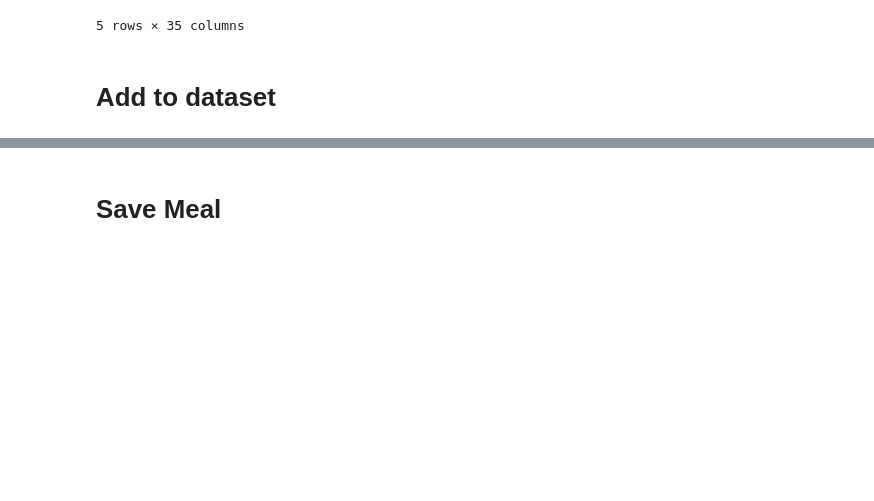
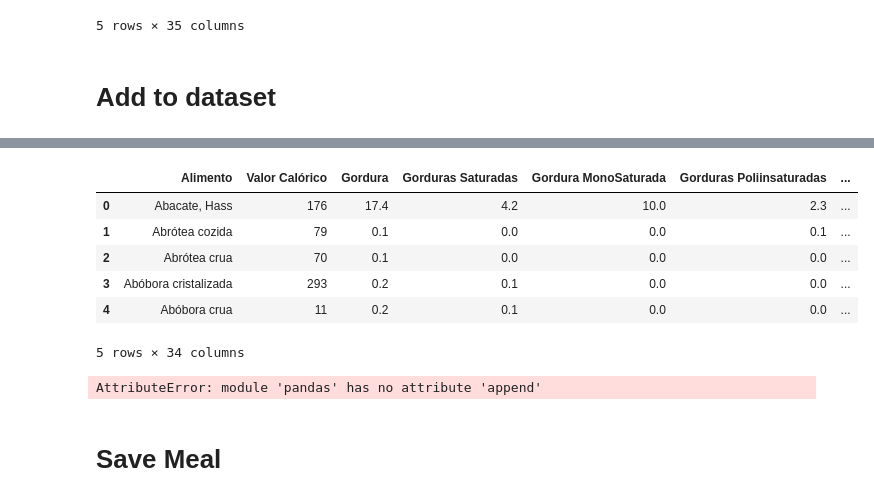
Before and after one commit to inesamorim/Calorie-Tracker-App, a Jupyter notebook: main.ipynb, the cells around one changed output, grey strips where cells are left out. Saved outputs shown, nothing was run; the diff lists cells and outputs as text; code cells hidden in the pictures; blank space fills up the shorter version.

```diff
--- a/main.ipynb
+++ b/main.ipynb
@@ -4,7 +4,7 @@
 import pandas as pd
 import requests
 # %%
-DATA_FOLDER = "C:/Users/User/Desktop/Nutrititon/FINAL FOOD DATASET"
+DATA_FOLDER = "data/"
 # %% [markdown]
 # Data Prep
 # %%
@@ -225,3 +238,21 @@ food_data_pt.to_csv(DATA_FOLDER + "/FOOD-DATA-FINAL-PT.csv", index=False)
+# %%
+import re
+from openpyxl import load_workbook
+
+dt2 = pd.read_csv(DATA_FOLDER + "foods_insa.csv")                  # main table
+dt2.head()
+# %% [output]
+|  | Alimento | Valor Calórico | Gordura | Gorduras Saturadas | Gordura MonoSaturada | Gorduras Poliinsaturadas | ... |
+| 0 | Abacate, Hass | 176 | 17.4 | 4.2 | 10.0 | 2.3 | ... |
+| 1 | Abrótea cozida | 79 | 0.1 | 0.0 | 0.0 | 0.1 | ... |
+| 2 | Abrótea crua | 70 | 0.1 | 0.0 | 0.0 | 0.0 | ... |
+| 3 | Abóbora cristalizada | 293 | 0.2 | 0.1 | 0.0 | 0.0 | ... |
+| 4 | Abóbora crua | 11 | 0.2 | 0.1 | 0.0 | 0.0 | ... |
+5 rows × 34 columns
+# %%
+foods = pd.concat([dt2, dt1], ignore_index=True)
+# %% [output]
+AttributeError: module 'pandas' has no attribute 'append'
 # %%
 import numpy as np
 import pandas as pd
```
Also changed, not shown: parts of 1 cell of this notebook, 8 other files.
